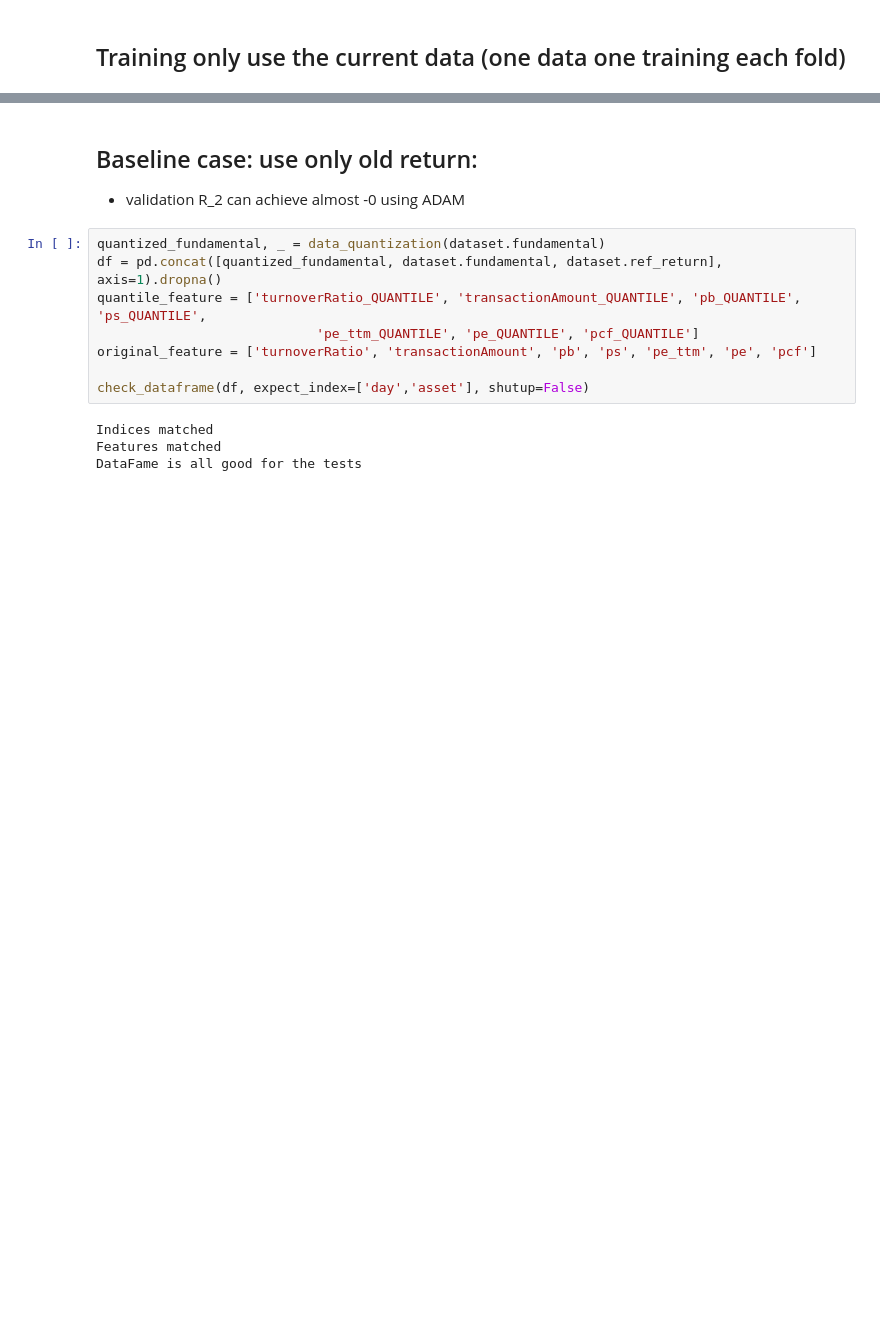
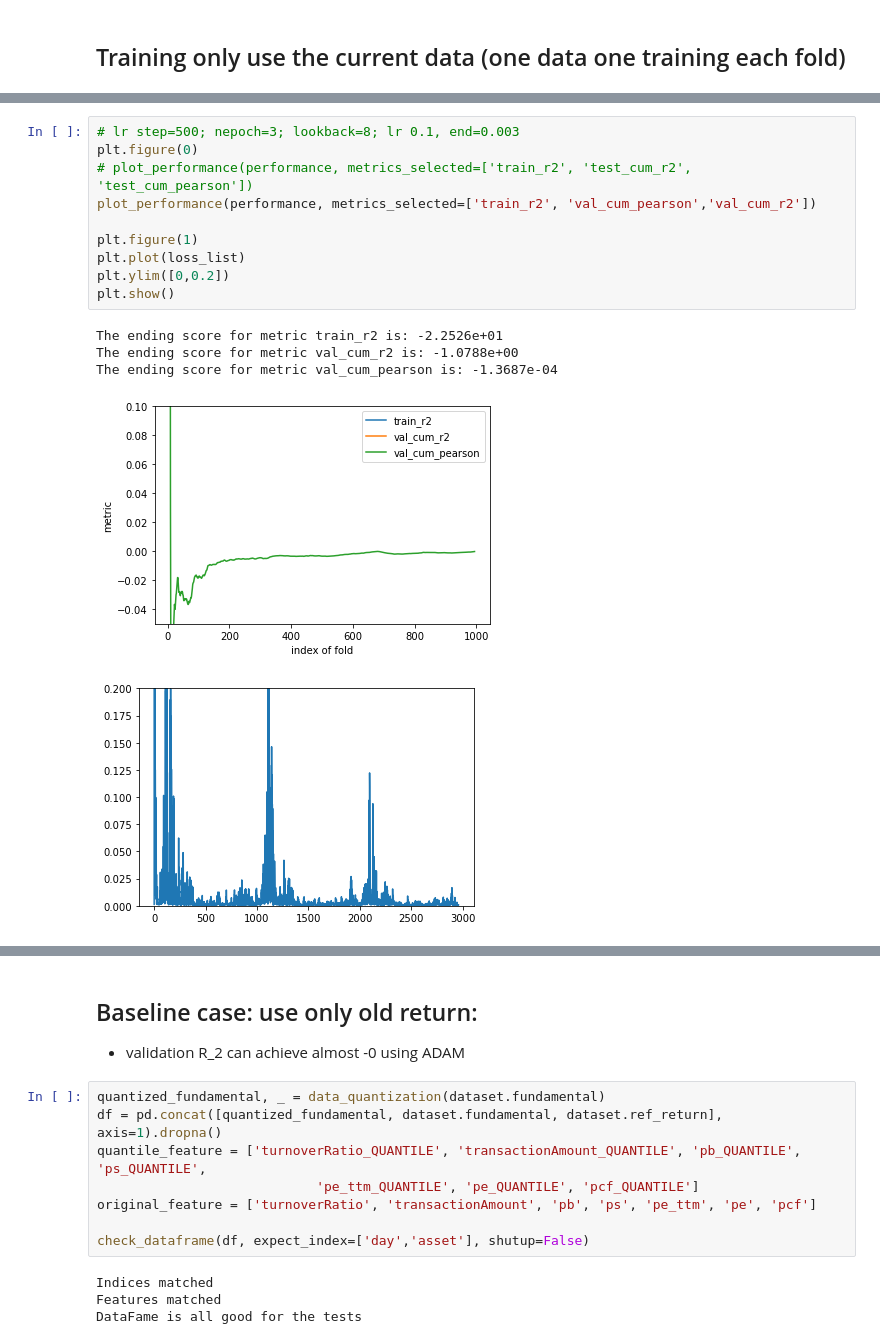
Before and after one commit to owen8877/qids-2023-comp, a Jupyter notebook: playground/shockspeare/NN_LSTM.ipynb, the cells around one changed output, grey strips where cells are left out. Saved outputs shown, nothing was run; the diff lists cells and outputs as text; blank space fills up the shorter version.

```diff
--- a/playground/shockspeare/NN_LSTM.ipynb
+++ b/playground/shockspeare/NN_LSTM.ipynb
@@ -483 +303,17 @@ Fold [900/995], Loss: 0.0090, cum_train_r2: -0.25%
+# %%
+# lr step=500; nepoch=3; lookback=8; lr 0.1, end=0.003
+plt.figure(0)
+# plot_performance(performance, metrics_selected=['train_r2', 'test_cum_r2', 'test_cum_pearson'])
+plot_performance(performance, metrics_selected=['train_r2', 'val_cum_pearson','val_cum_r2'])
+
+plt.figure(1)
+plt.plot(loss_list)
+plt.ylim([0,0.2])
+plt.show()
+# %% [output]
+The ending score for metric train_r2 is: -2.2526e+01
+The ending score for metric val_cum_r2 is: -1.0788e+00
+The ending score for metric val_cum_pearson is: -1.3687e-04
+[figure, added]
+[figure, added]
 # %%
```
Also changed, not shown: parts of 30 cells of this notebook.
